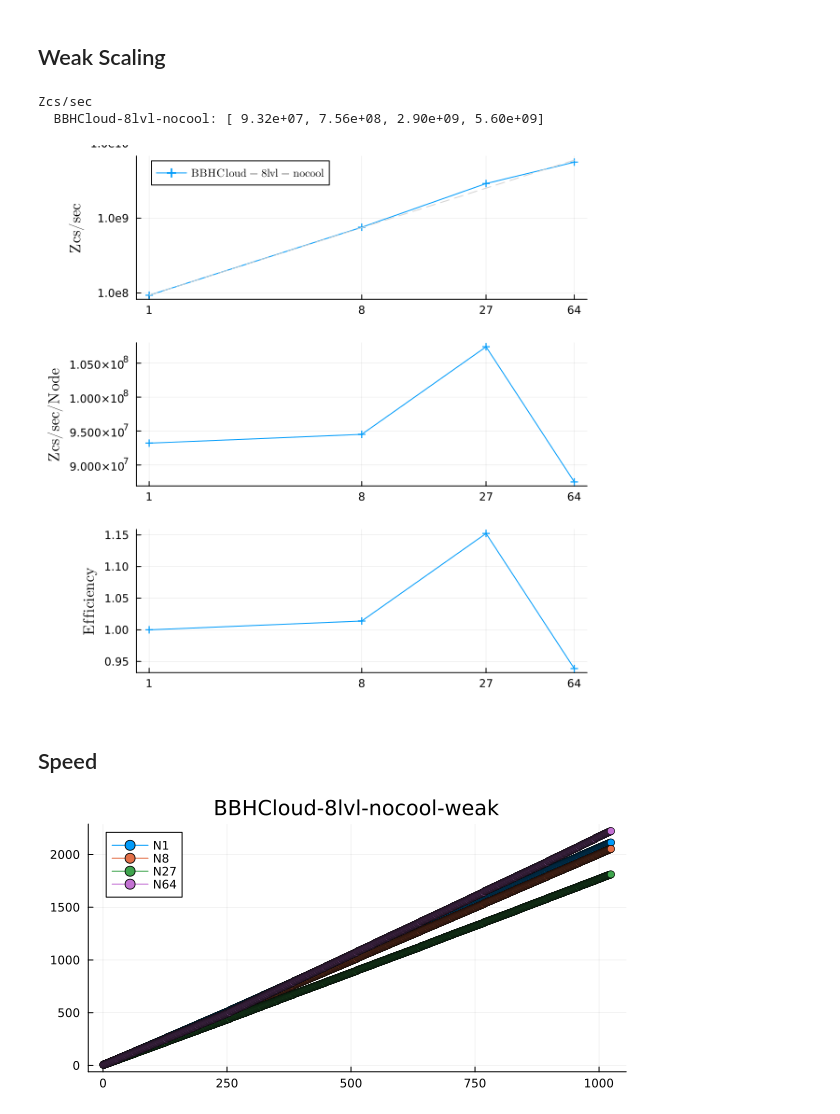
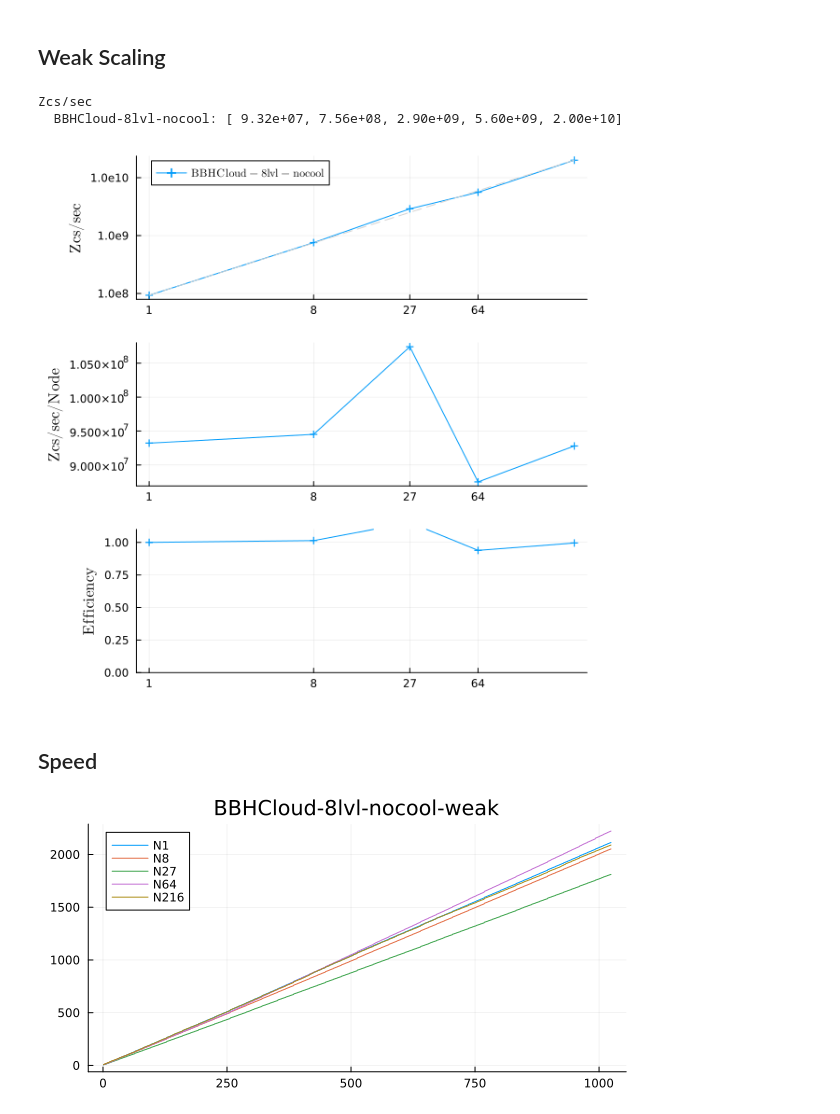
Before and after one commit to lwJi/ETK-Scaling-Tests, a Jupyter notebook: frontier/2025Dec/ipynb/BBHCloud-8lvl-nocool-n288.ipynb, the cells around one changed output. Drawn from its saved outputs; the diff is of its cells as text; code cells hidden in the pictures.

Commit message:
refactor(notebook): clean up BBHCloud n288 cell outputs

```diff
--- a/frontier/2025Dec/ipynb/BBHCloud-8lvl-nocool-n288.ipynb
+++ b/frontier/2025Dec/ipynb/BBHCloud-8lvl-nocool-n288.ipynb
@@ -48,7 +48,7 @@ let patt_dirss = [
             # Plot Efficiency
             value_per_node = dat[2] ./ dat[1]
             efficiency = value_per_node ./ first(value_per_node)
-            plot!(plt2, dat[1], efficiency, label="", marker = mark)
+            plot!(plt2, dat[1], efficiency, label="", marker = mark, ylims=(0, 1.1))
         end
     end
 
@@ -57,32 +57,32 @@ let patt_dirss = [
 end
 # %% [output]
 Zcs/sec
-  BBHCloud-8lvl-nocool: [ 9.32e+07, 7.56e+08, 2.90e+09, 5.60e+09]
+  BBHCloud-8lvl-nocool: [ 9.32e+07, 7.56e+08, 2.90e+09, 5.60e+09, 2.00e+10]
-[figure, old version]
+[figure, new version]
 # %% [markdown]
 ## Speed
 # %%
 let patt_dirss = [
         ([
             (r"BBHCloud_8lvl_nocool-N\d+-MPI\d+_r0000", "BBHCloud-8lvl-nocool-weak"),
         ], "../data/BBHCloud_8lvl_nocool/n288/weak/", :circle),
     ]
 
     plts = []
     for (patterns, parent_dir, mark) in patt_dirss
         (vals, titles) = MiscStdout.load_values(patterns, parent_dir; option="TotalComputeTime")
         for (j, val) in enumerate(vals)
             (dats, labs) = val
             plt = plot(title=titles[j])
             for (i, dat) in enumerate(dats)
-                plot!(plt, dat[1], dat[4], label=labs[i], marker=mark)
+                plot!(plt, dat[1], dat[4], label=labs[i])
             end
             push!(plts, plt)
         end
     end
 
     plt = plot(plts..., layout=(length(plts), 1), size=(600, 300 * length(plts)))
     display(plt)
 end
 # %% [output]
-[figure, old version]
+[figure, new version]
```
